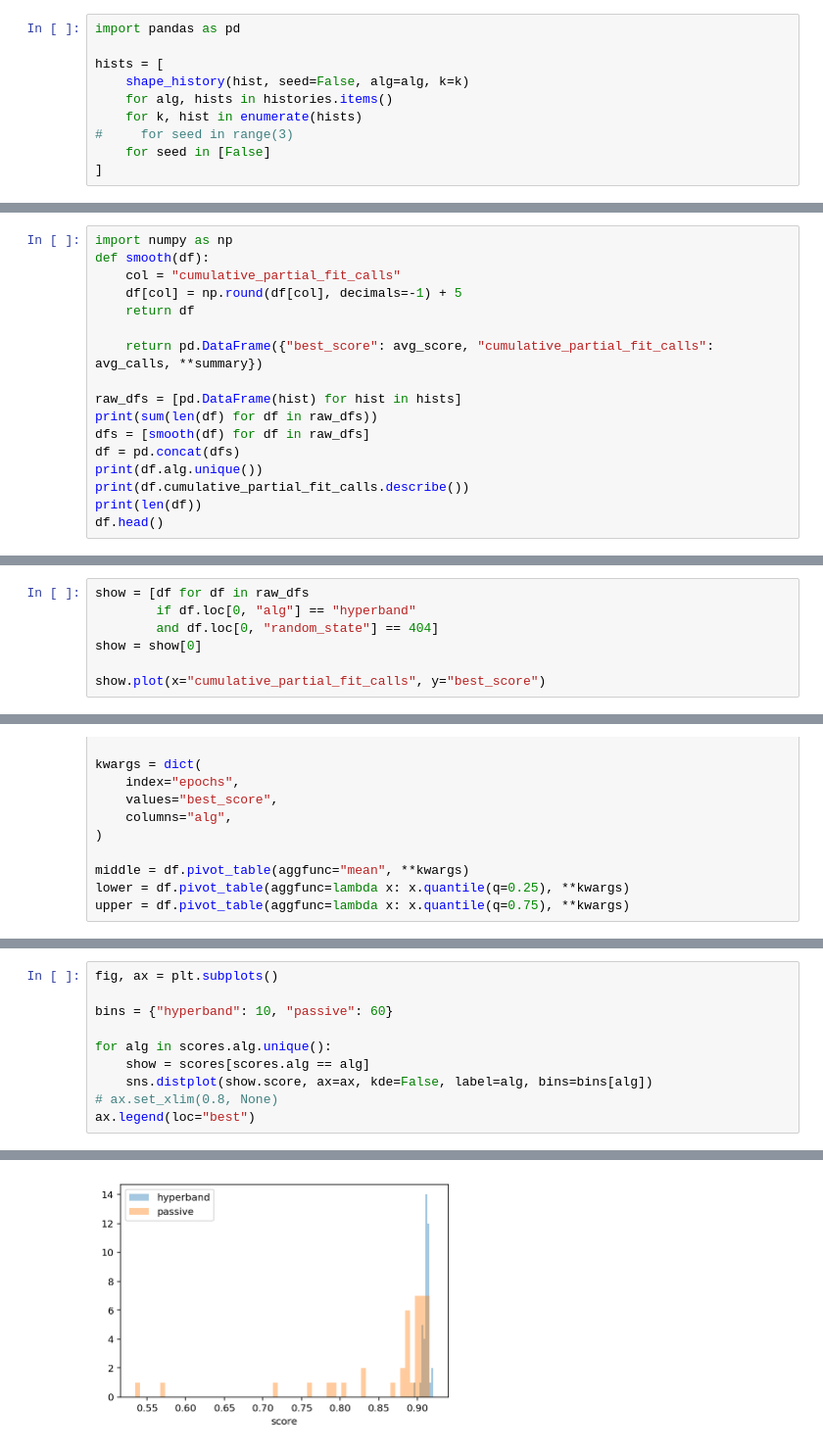
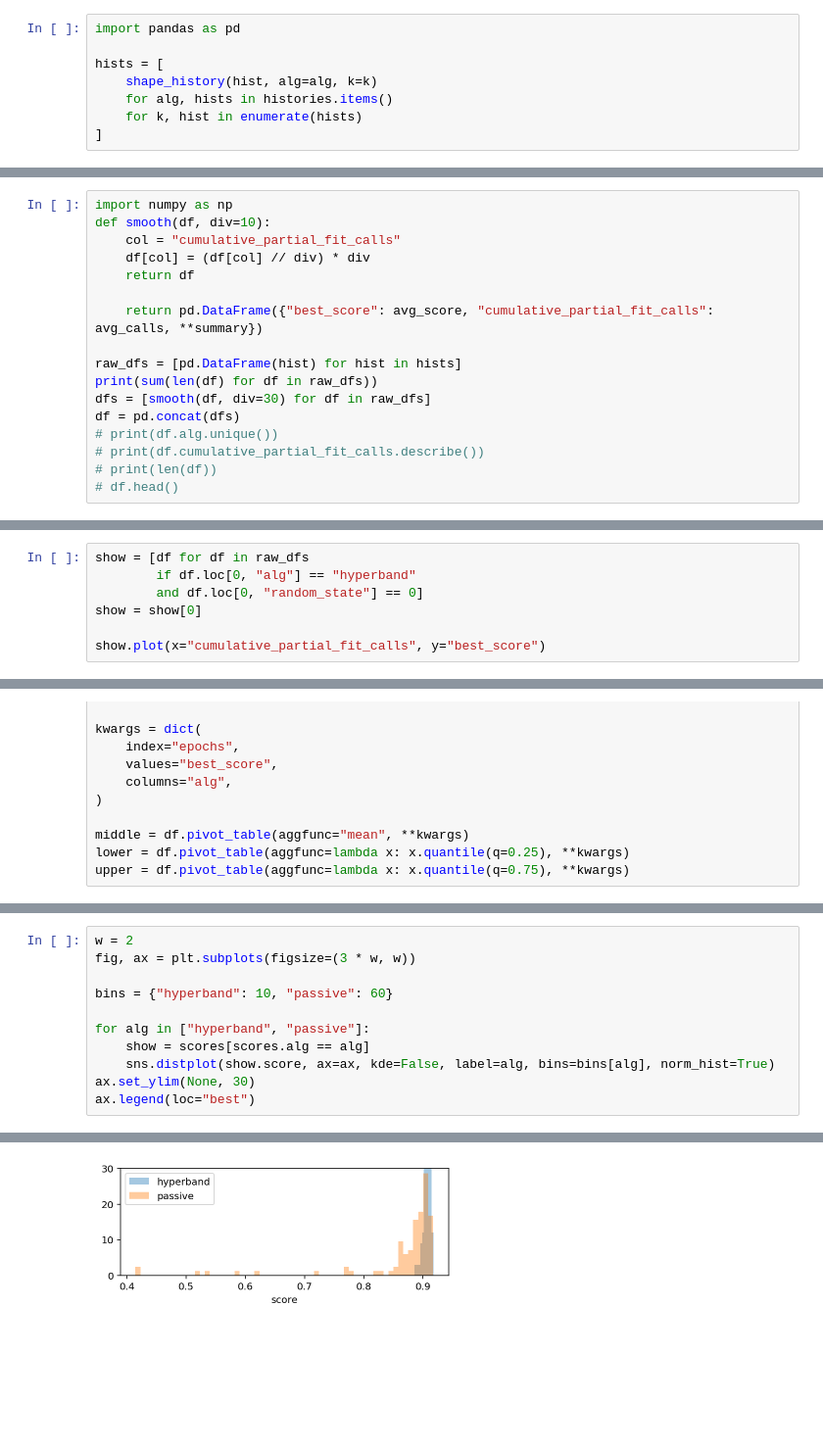
Before and after one commit to stsievert/dask-hyperband-comparison, a Jupyter notebook: synthetic/Synthetic-viz.ipynb, the cells around one changed output, grey strips where cells are left out. Shown at 98% size. Cells and saved outputs as stored; diff of their text form; blank space fills up the shorter version.

```diff
--- a/synthetic/Synthetic-viz.ipynb
+++ b/synthetic/Synthetic-viz.ipynb
@@ -130,10 +119,8 @@ def shape_history(history, seed=None, **kwargs):
 import pandas as pd
 
 hists = [
-    shape_history(hist, seed=False, alg=alg, k=k)
+    shape_history(hist, alg=alg, k=k)
     for alg, hists in histories.items()
     for k, hist in enumerate(hists)
-#     for seed in range(3)
-    for seed in [False]
 ]
 # %% [output]
@@ -157,17 +144,17 @@ False {'alg': 'passive', 'k': 37}
 # %%
 import numpy as np
-def smooth(df):
+def smooth(df, div=10):
     col = "cumulative_partial_fit_calls"
-    df[col] = np.round(df[col], decimals=-1) + 5
+    df[col] = (df[col] // div) * div
     return df
 
     return pd.DataFrame({"best_score": avg_score, "cumulative_partial_fit_calls": avg_calls, **summary})
 
 raw_dfs = [pd.DataFrame(hist) for hist in hists]
 print(sum(len(df) for df in raw_dfs))
-dfs = [smooth(df) for df in raw_dfs]
+dfs = [smooth(df, div=30) for df in raw_dfs]
 df = pd.concat(dfs)
-print(df.alg.unique())
-print(df.cumulative_partial_fit_calls.describe())
-print(len(df))
-df.head()
+# print(df.alg.unique())
+# print(df.cumulative_partial_fit_calls.describe())
+# print(len(df))
+# df.head()
@@ -174,7 +163,7 @@ df.head()
 # %%
 show = [df for df in raw_dfs
         if df.loc[0, "alg"] == "hyperband"
-        and df.loc[0, "random_state"] == 404]
+        and df.loc[0, "random_state"] == 0]
 show = show[0]
 
 show.plot(x="cumulative_partial_fit_calls", y="best_score")
@@ -234,14 +248,15 @@ Index(['activation', 'alg', 'alpha', 'batch_size', 'hidden_layer_sizes',
       dtype='object')
 # %%
-fig, ax = plt.subplots()
+w = 2
+fig, ax = plt.subplots(figsize=(3 * w, w))
 
 bins = {"hyperband": 10, "passive": 60}
 
-for alg in scores.alg.unique():
+for alg in ["hyperband", "passive"]:
     show = scores[scores.alg == alg]
-    sns.distplot(show.score, ax=ax, kde=False, label=alg, bins=bins[alg])
-# ax.set_xlim(0.8, None)
+    sns.distplot(show.score, ax=ax, kde=False, label=alg, bins=bins[alg], norm_hist=True)
+ax.set_ylim(None, 30)
 ax.legend(loc="best")
 # %% [output]
 <matplotlib.legend.Legend at 0x...>
-[figure, old version]
+[figure, new version]
```
Also changed, not shown: parts of 12 cells of this notebook, 7 other files.
